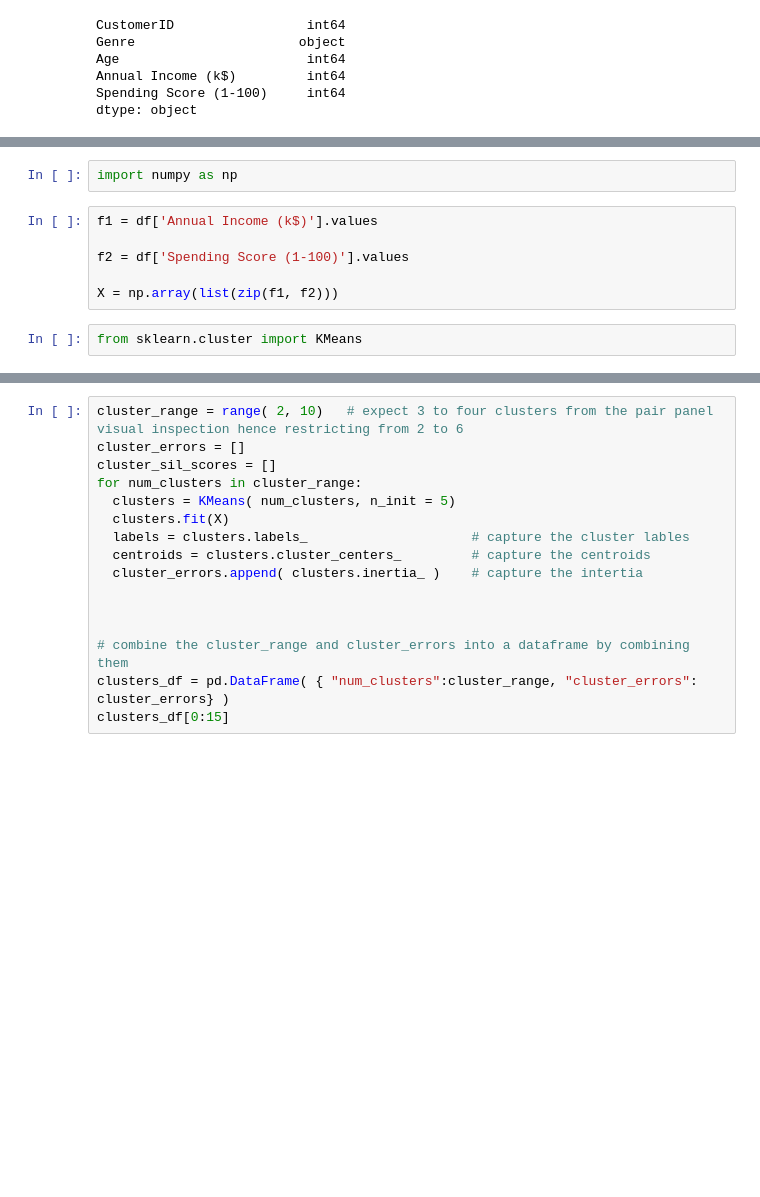
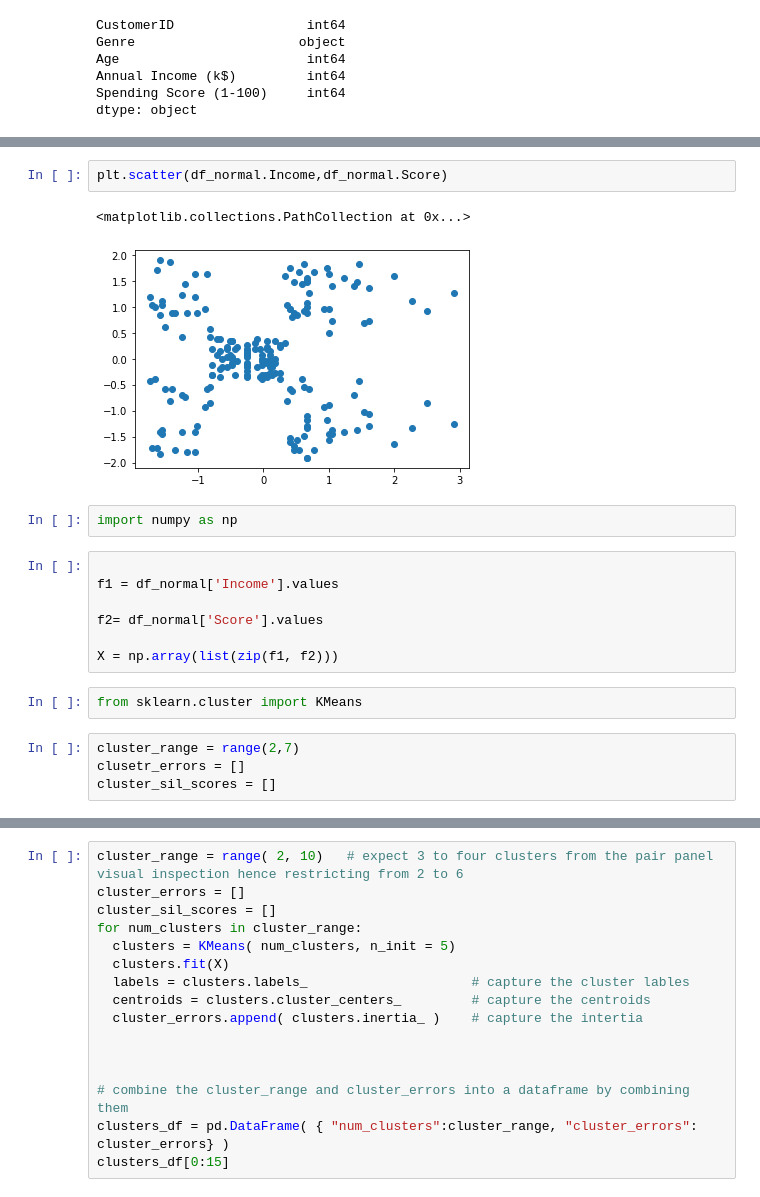
Before and after one commit to amolravatale/GL, a Jupyter notebook: Residency-4-UnsupervisedLer/Session-1/ShoppingData_Kmeans.ipynb, the cells around one changed output, grey strips where cells are left out. Saved outputs shown, nothing was run; the diff lists cells and outputs as text; blank space fills up the shorter version.

```diff
--- a/Residency-4-UnsupervisedLer/Session-1/ShoppingData_Kmeans.ipynb
+++ b/Residency-4-UnsupervisedLer/Session-1/ShoppingData_Kmeans.ipynb
@@ -76,10 +52,20 @@ sns.pairplot(df,diag_kind='kde',hue="AgeGroup")
+# %%
+plt.scatter(df_normal.Income,df_normal.Score)
+# %% [output]
+<matplotlib.collections.PathCollection at 0x...>
+[figure, added]
 # %%
 import numpy as np
 # %%
-f1 = df['Annual Income (k$)'].values
 
-f2 = df['Spending Score (1-100)'].values
+f1 = df_normal['Income'].values
+
+f2= df_normal['Score'].values
 
 X = np.array(list(zip(f1, f2)))
 # %%
 from sklearn.cluster import KMeans
+# %%
+cluster_range = range(2,7)
+clusetr_errors = []
+cluster_sil_scores = []
```
Also changed, not shown: parts of 34 cells of this notebook, 1 other file.
